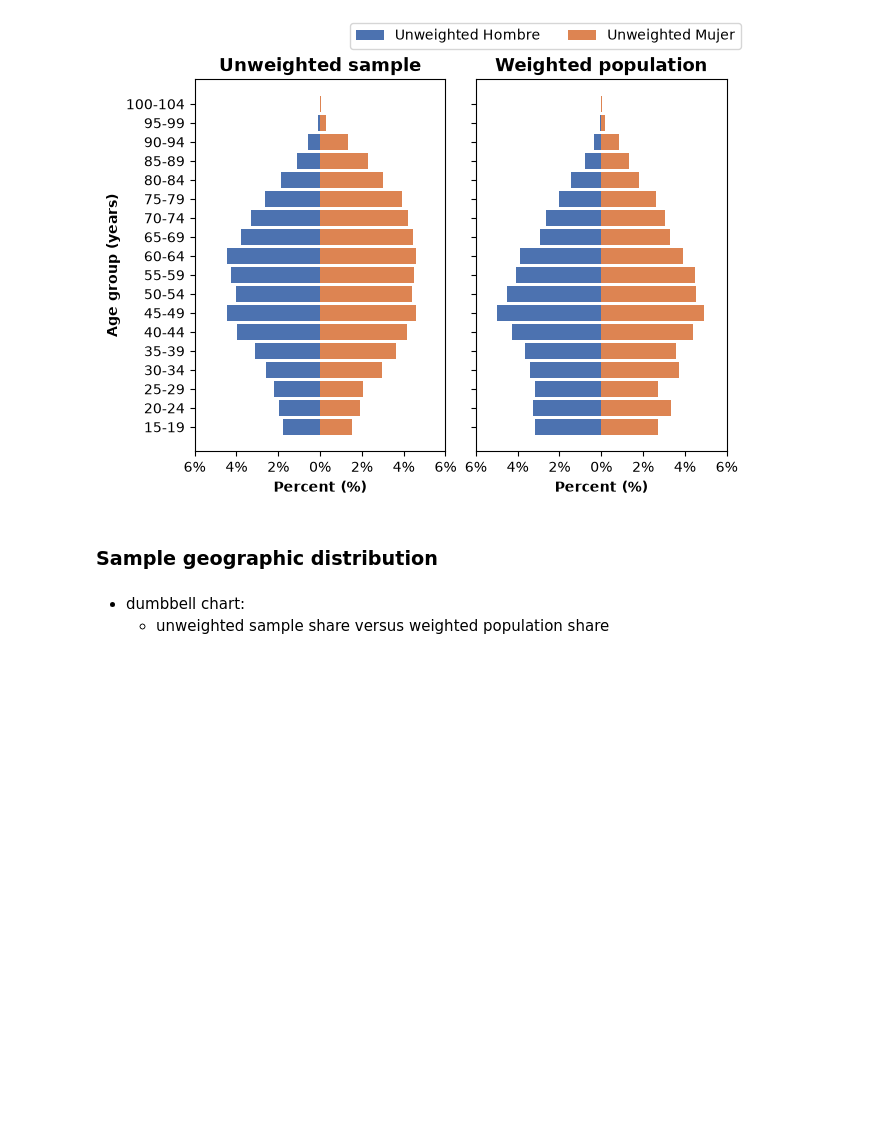
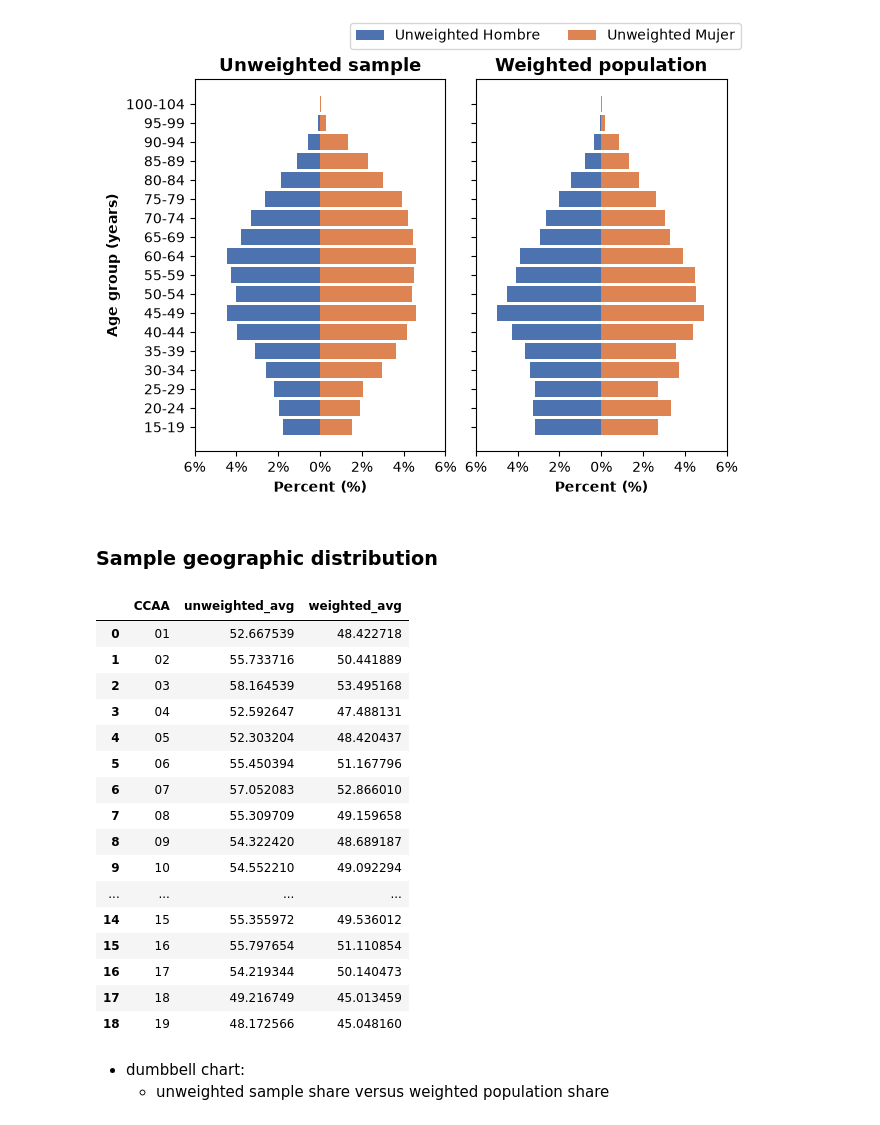
Before and after one commit to LoloCG/INE-health-data-Test, a Jupyter notebook: notebooks/01_esde_adult_2023_data_audit.ipynb, the cells around one changed output. Cells and saved outputs as stored; diff of their text form; code cells hidden in the pictures; blank space fills up the shorter version.

```diff
--- a/notebooks/01_esde_adult_2023_data_audit.ipynb
+++ b/notebooks/01_esde_adult_2023_data_audit.ipynb
@@ -260,6 +260,41 @@ plt.show()
 [figure]
 # %% [markdown]
 ### Sample geographic distribution
+# %%
+ccaa_ages_avg = (
+    label_df
+    .groupby(["CCAA"], observed=False)
+    .apply(
+        lambda group: pd.Series({
+            "unweighted_avg": group["EDADa"].mean(),
+            "weighted_avg": (
+                (group["EDADa"] * group["FACTORADULTO"]).sum()
+                / group["FACTORADULTO"].sum()
+            ),
+        })
+    )
+    .reset_index()
+)
+
+display(ccaa_ages_avg)
+# %% [output]
+|  | CCAA | unweighted_avg | weighted_avg |
+| 0 | 01 | 52.667539 | 48.422718 |
+| 1 | 02 | 55.733716 | 50.441889 |
+| 2 | 03 | 58.164539 | 53.495168 |
+| 3 | 04 | 52.592647 | 47.488131 |
+| 4 | 05 | 52.303204 | 48.420437 |
+| 5 | 06 | 55.450394 | 51.167796 |
+| 6 | 07 | 57.052083 | 52.866010 |
+| 7 | 08 | 55.309709 | 49.159658 |
+| 8 | 09 | 54.322420 | 48.689187 |
+| 9 | 10 | 54.552210 | 49.092294 |
+| ... | ... | ... | ... |
+| 14 | 15 | 55.355972 | 49.536012 |
+| 15 | 16 | 55.797654 | 51.110854 |
+| 16 | 17 | 54.219344 | 50.140473 |
+| 17 | 18 | 49.216749 | 45.013459 |
+| 18 | 19 | 48.172566 | 45.048160 |
 # %% [markdown]
 - dumbbell chart:
     - unweighted sample share versus weighted population share
```
